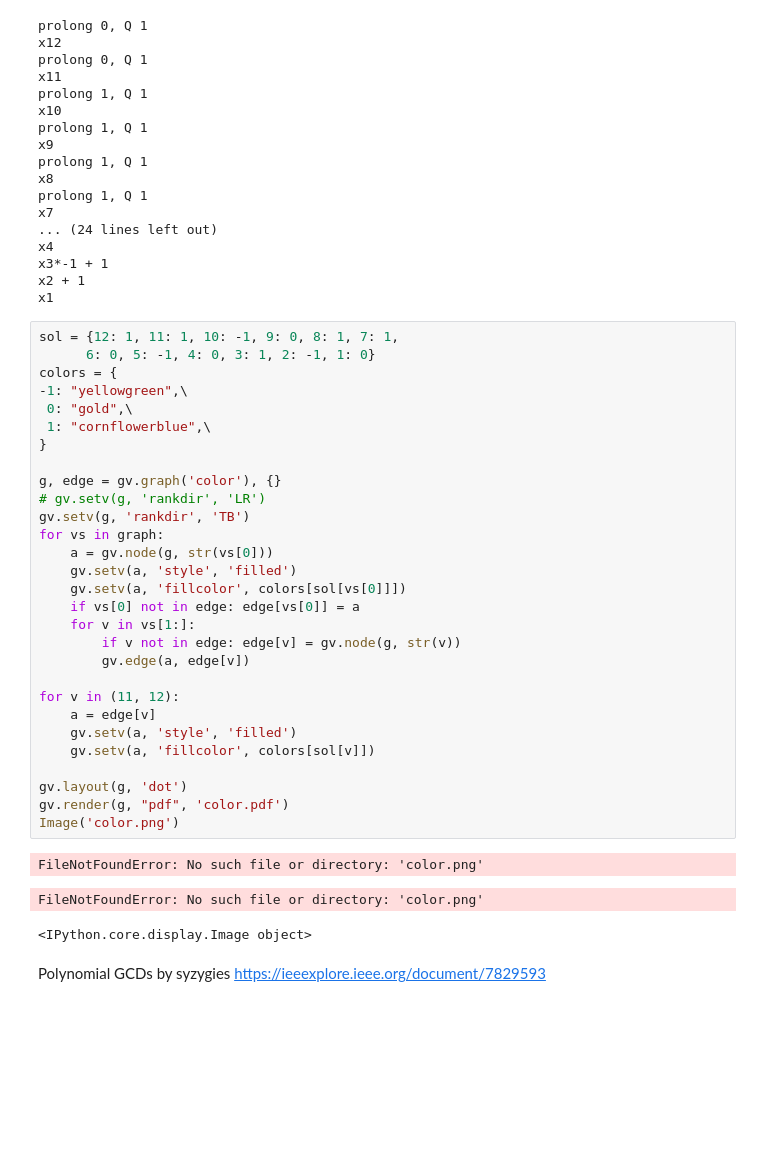
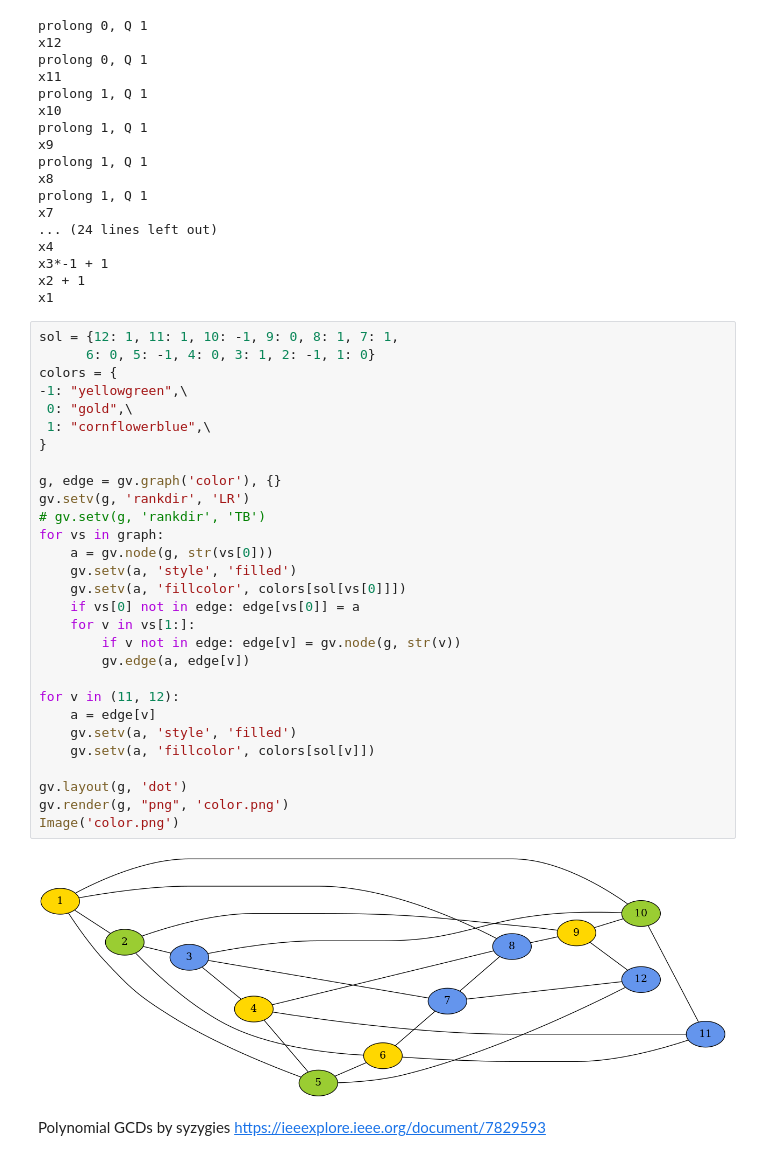
Before and after one commit to blinkovua/GInv, a Jupyter notebook: pyginv/poly.ipynb, the cells around one changed output. Saved outputs shown, nothing was run; the diff lists cells and outputs as text; blank space fills up the shorter version.

```diff
--- a/pyginv/poly.ipynb
+++ b/pyginv/poly.ipynb
@@ -907,36 +903,34 @@ x1
 # %%
 sol = {12: 1, 11: 1, 10: -1, 9: 0, 8: 1, 7: 1,
       6: 0, 5: -1, 4: 0, 3: 1, 2: -1, 1: 0}
 colors = {
 -1: "yellowgreen",\
  0: "gold",\
  1: "cornflowerblue",\
 }
 
 g, edge = gv.graph('color'), {}
-# gv.setv(g, 'rankdir', 'LR')
-gv.setv(g, 'rankdir', 'TB')
+gv.setv(g, 'rankdir', 'LR')
+# gv.setv(g, 'rankdir', 'TB')
 for vs in graph:
     a = gv.node(g, str(vs[0]))
     gv.setv(a, 'style', 'filled')
     gv.setv(a, 'fillcolor', colors[sol[vs[0]]])
     if vs[0] not in edge: edge[vs[0]] = a
     for v in vs[1:]:
         if v not in edge: edge[v] = gv.node(g, str(v))
         gv.edge(a, edge[v])
 
 for v in (11, 12):
     a = edge[v]
     gv.setv(a, 'style', 'filled')
     gv.setv(a, 'fillcolor', colors[sol[v]])
 
 gv.layout(g, 'dot')
-gv.render(g, "pdf", 'color.pdf')
+gv.render(g, "png", 'color.png')
 Image('color.png')
 # %% [output]
-FileNotFoundError: No such file or directory: 'color.png'
-FileNotFoundError: No such file or directory: 'color.png'
-<IPython.core.display.Image object>
+[figure, added]
 # %% [markdown]
 Polynomial GCDs by syzygies
 https://ieeexplore.ieee.org/document/7829593
```
Also changed, not shown: parts of 18 cells of this notebook, 2 other files.
